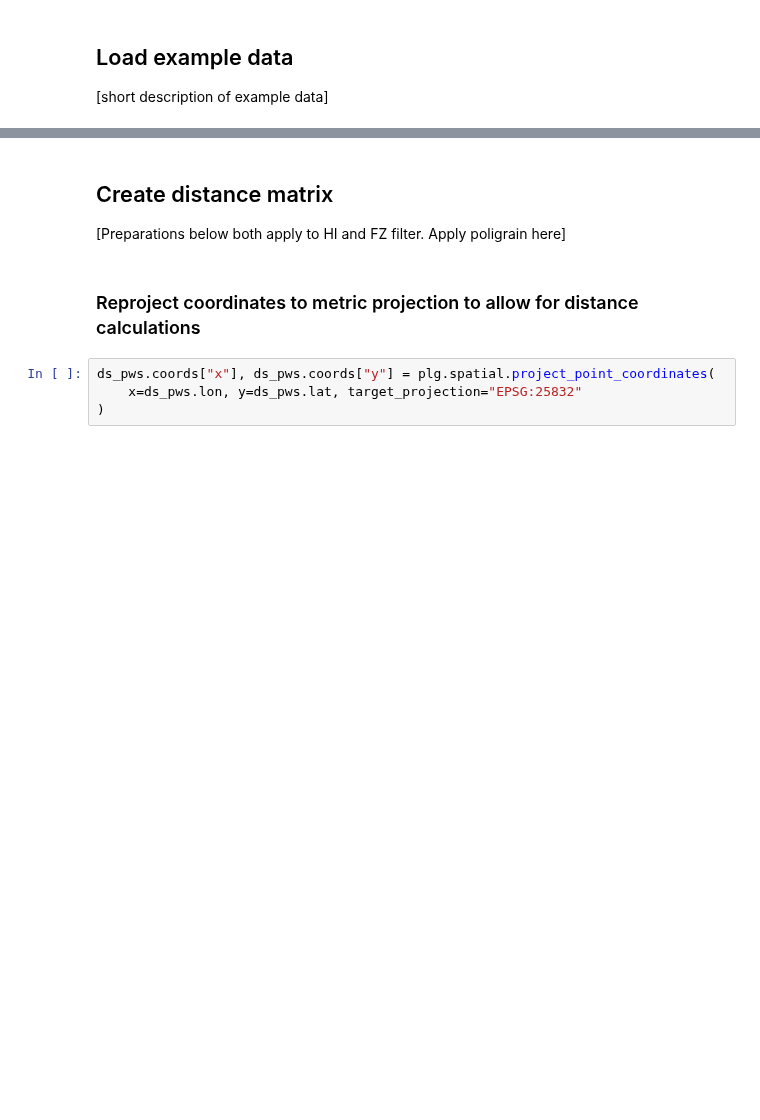
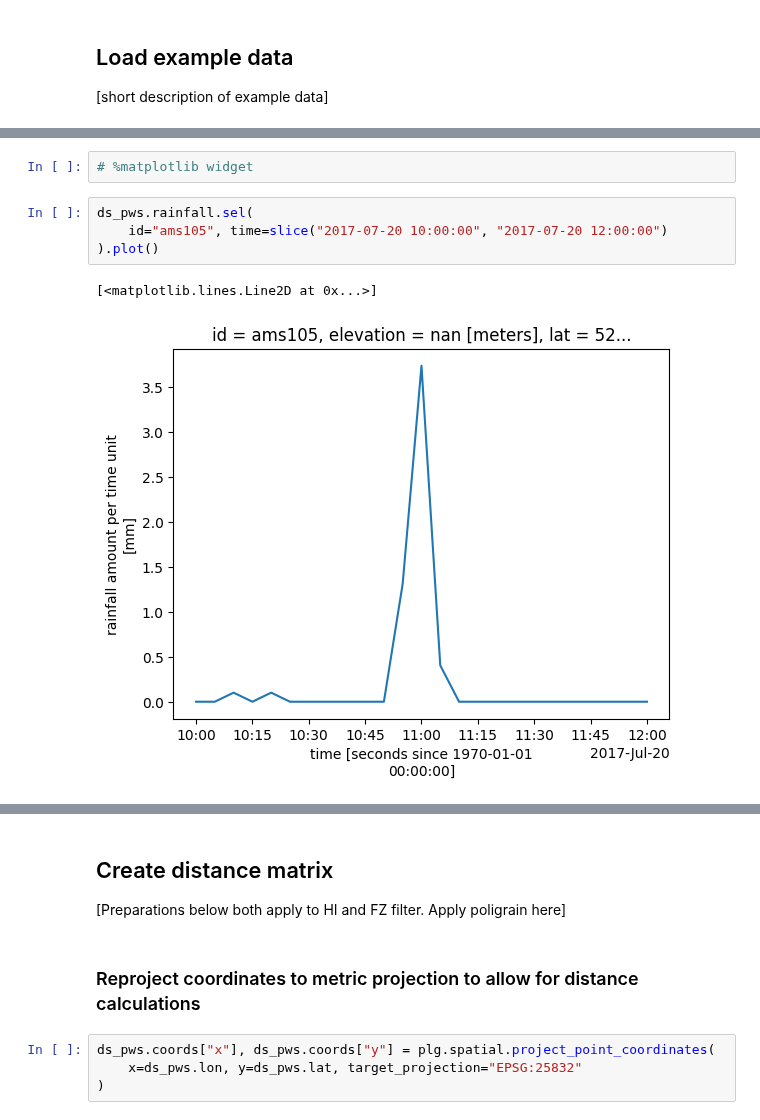
Before and after one commit to lepetersson/pypwsqc, a Jupyter notebook: docs/notebooks/high_influx_filter.ipynb, the cells around one changed output, grey strips where cells are left out. Saved outputs shown, nothing was run; the diff lists cells and outputs as text; blank space fills up the shorter version.

```diff
--- a/docs/notebooks/high_influx_filter.ipynb
+++ b/docs/notebooks/high_influx_filter.ipynb
@@ -57,3 +61,12 @@ Attributes:
     license restrictions:  CC-BY 4.0 https://creativecommons.org/licenses/by/...
     reference:             https://doi.org/10.1029/2019GL083731
     comment:
+# %%
+# %matplotlib widget
+# %%
+ds_pws.rainfall.sel(
+    id="ams105", time=slice("2017-07-20 10:00:00", "2017-07-20 12:00:00")
+).plot()
+# %% [output]
+[<matplotlib.lines.Line2D at 0x...>]
+[figure, added]
```
Also changed, not shown: parts of 22 cells of this notebook, 2 other files.
